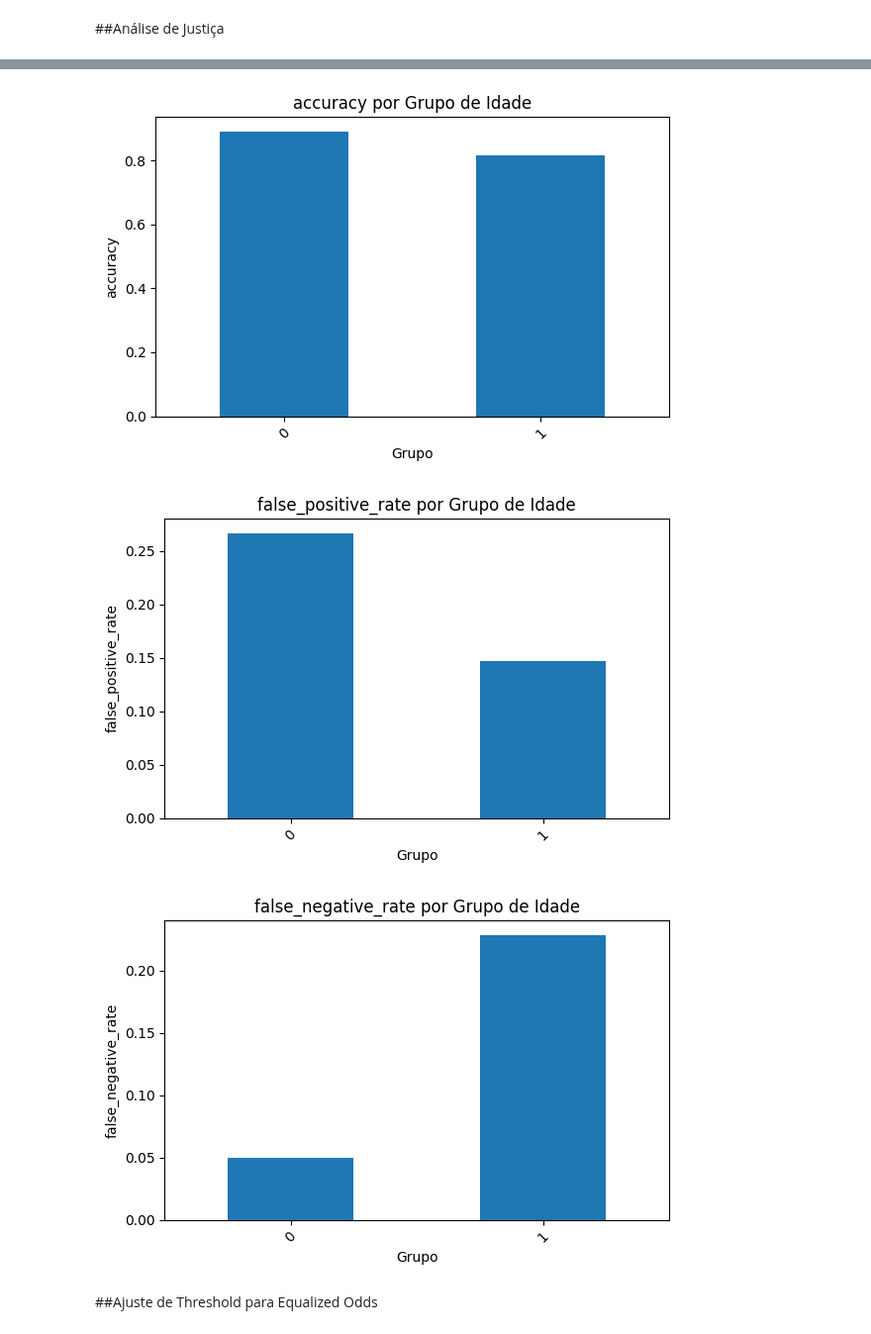
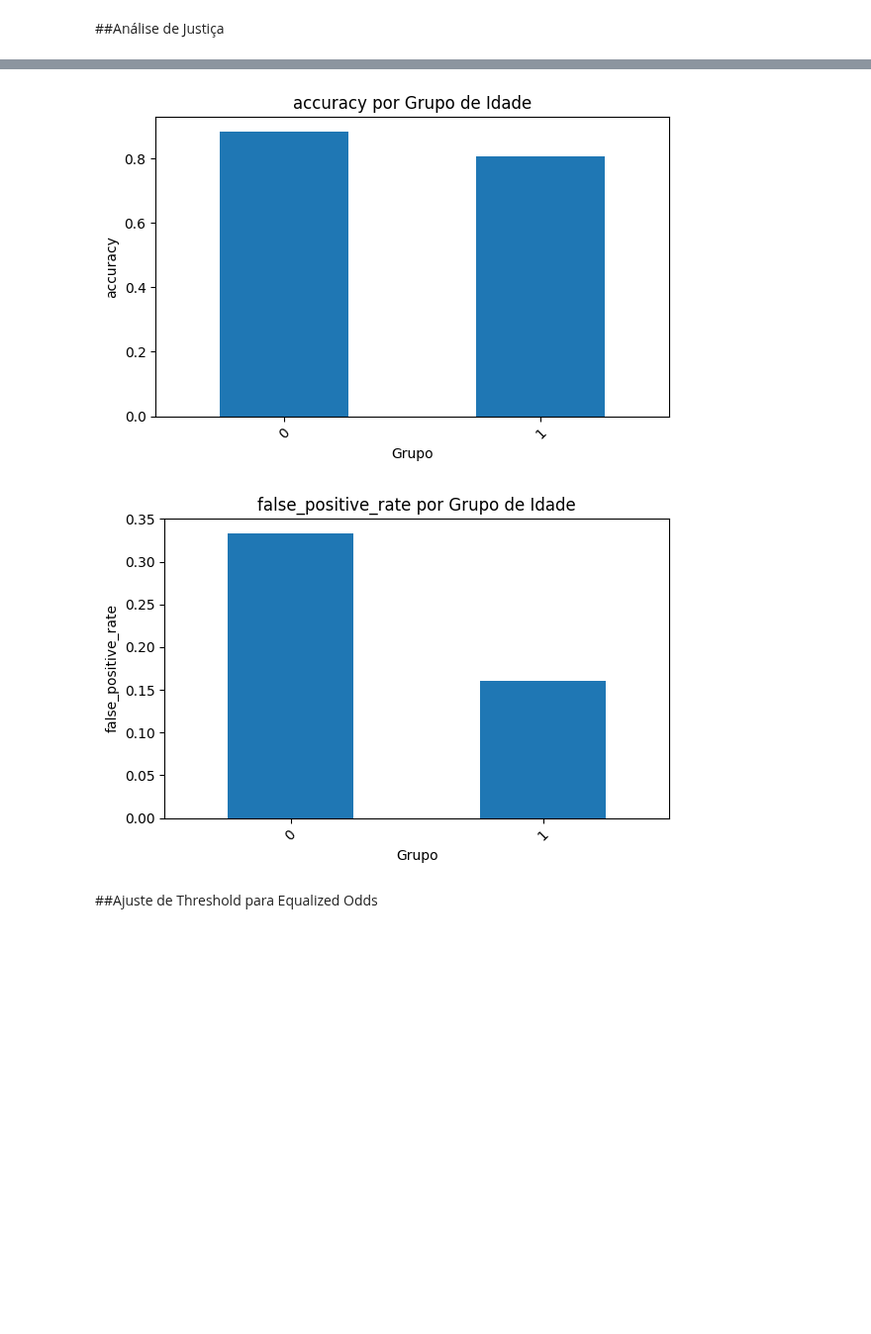
Before and after one commit to thalesgmendes/titanic-survival-analysis, a Jupyter notebook: Rede_Neurais_Avaliação_P3.ipynb, the cells around one changed output, grey strips where cells are left out. Shown at 99% size. Drawn from its saved outputs; the diff is of its cells as text; code cells hidden in the pictures; blank space fills up the shorter version.

```diff
--- a/Rede_Neurais_Avaliação_P3.ipynb
+++ b/Rede_Neurais_Avaliação_P3.ipynb
@@ -682,10 +683,10 @@ sensivel = X['Age']
 
 # Divisão dos dados
 # X_train, X_val, y_train, y_val = train_test_split(
-#     X, Y, test_size=0.2, random_state=SEED, stratify=Y)
+#     X, Y, test_size=0.2, random_state=SEED)
 
-X_train, X_val, y_train, y_val, A_train, A_test = train_test_split(
-    X, Y, sensivel, test_size=0.3, random_state=SEED, stratify=Y)
+X_train, X_val, y_train, y_val = train_test_split(
+    X, Y, test_size=0.3, random_state=SEED)
 # %%
 X_teste = df_teste_new.drop(['Survived'], axis=1)
 Y_teste = df_teste_new['Survived']
@@ -938,8 +941,10 @@ plt.show()
 model.save_weights('standard_corr_weights.weights.h5')
 # %%
 model.load_weights('standard_corr_weights.weights.h5')
+# %%
+X_normalizado_z = scaler_zscore.transform(df_4)
 # %%
-Y_pred_rand_train_z = (model.predict(X_train_z) > 0.5).astype(int)
+Y_pred_z = (model.predict(X_normalizado_z) > 0.5).astype(int)
 # %% [output]
 15/15 ━━━━━━━━━━━━━━━━━━━━ 0s 5ms/step
 # %%
@@ -1096,6 +1159,8 @@ print(tabulate(df_metrics_teste, headers='keys', tablefmt='fancy_grid', showinde
 # %% [markdown]
 ##Análise de Justiça
 # %%
+# X possui todos os dados de train e val
+A_train = df_4['Age']
 A_train["AgeGroup"] = pd.cut(
     A_train,
     bins=[0, 15, 100],  # <=15: Criança | >15: Adulto
@@ -1117,20 +1190,16 @@ A_teste["AgeGroup"] = pd.cut(
 # %%
-from fairlearn.metrics import MetricFrame,false_positive_rate, false_negative_rate
+from fairlearn.metrics import MetricFrame,false_positive_rate
 from sklearn.metrics import accuracy_score
-
-# Supondo que 'y_true' são os rótulos verdadeiros, 'y_pred' são as previsões do modelo,
-# e 'sensitive_features' é a série do pandas com os atributos sensíveis.
 
 metrics = {
     'accuracy': accuracy_score,
     'false_positive_rate': false_positive_rate,
-    'false_negative_rate': false_negative_rate
 }
 
 
 grouped_on_race = MetricFrame(metrics=metrics,
-                               y_true=y_train,
-                               y_pred=Y_pred_rand_train_z,
+                               y_true=Y,
+                               y_pred=Y_pred_z,
                                sensitive_features=A_train["AgeGroup"])
 
 print(grouped_on_race.by_group)
@@ -1157,6 +1226,5 @@ Age
 [figure]
-[figure, old version]
+[figure, new version]
-[figure, removed]
 # %% [markdown]
 ##Ajuste de Threshold para Equalized Odds
 # %%
```
Also changed, not shown: parts of 34 cells of this notebook.
